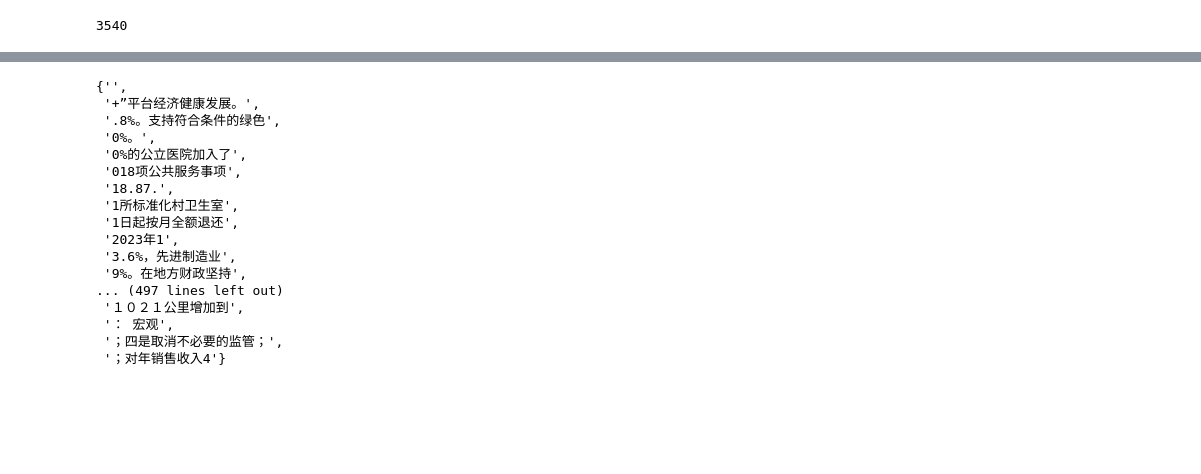
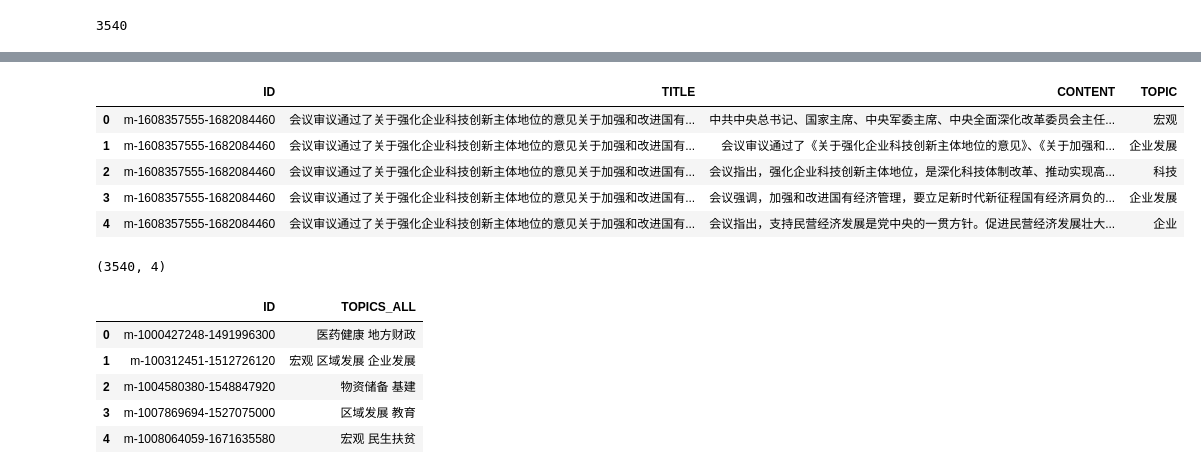
Before and after one commit to sdx0112/Chinese-Topic-Modelling, a Jupyter notebook: Topic Aggregation.ipynb, the cells around one changed output, grey strips where cells are left out. Drawn from its saved outputs; the diff is of its cells as text; code cells hidden in the pictures; blank space fills up the shorter version.

```diff
--- a/Topic Aggregation.ipynb
+++ b/Topic Aggregation.ipynb
@@ -70,22 +46,15 @@ data_list[:50]
-# %%
-set(data_list)
-# %% [output]
-{'',
- '+”平台经济健康发展。',
- '.8%。支持符合条件的绿色',
- '0%。',
- '0%的公立医院加入了',
- '018项公共服务事项',
- '18.87.',
- '1所标准化村卫生室',
- '1日起按月全额退还',
- '2023年1',
- '3.6%，先进制造业',
- '9%。在地方财政坚持',
-... (497 lines left out)
- '１０２１公里增加到',
- '： 宏观',
- '；四是取消不必要的监管；',
- '；对年销售收入4'}
 # %%
 df_para['TOPIC'] = data_list
+# %%
+df_para.head()
+# %% [output]
+|  | ID | TITLE | CONTENT | TOPIC |
+| 0 | m-1608357555-1682084460 | 会议审议通过了关于强化企业科技创新主体地位的意见关于加强和改进国有... | 中共中央总书记、国家主席、中央军委主席、中央全面深化改革委员会主任... | 宏观 |
+| 1 | m-1608357555-1682084460 | 会议审议通过了关于强化企业科技创新主体地位的意见关于加强和改进国有... | 会议审议通过了《关于强化企业科技创新主体地位的意见》、《关于加强和... | 企业发展 |
+| 2 | m-1608357555-1682084460 | 会议审议通过了关于强化企业科技创新主体地位的意见关于加强和改进国有... | 会议指出，强化企业科技创新主体地位，是深化科技体制改革、推动实现高... | 科技 |
+| 3 | m-1608357555-1682084460 | 会议审议通过了关于强化企业科技创新主体地位的意见关于加强和改进国有... | 会议强调，加强和改进国有经济管理，要立足新时代新征程国有经济肩负的... | 企业发展 |
+| 4 | m-1608357555-1682084460 | 会议审议通过了关于强化企业科技创新主体地位的意见关于加强和改进国有... | 会议指出，支持民营经济发展是党中央的一贯方针。促进民营经济发展壮大... | 企业 |
+# %%
+df_para.shape
+# %% [output]
+(3540, 4)
@@ -91,0 +78,9 @@ df_para['TOPIC'] = data_list
+# %%
+df_id_topics.head()
+# %% [output]
+|  | ID | TOPICS_ALL |
+| 0 | m-1000427248-1491996300 | 医药健康 地方财政 |
+| 1 | m-100312451-1512726120 | 宏观 区域发展 企业发展 |
+| 2 | m-1004580380-1548847920 | 物资储备 基建 |
+| 3 | m-1007869694-1527075000 | 区域发展 教育 |
+| 4 | m-1008064059-1671635580 | 宏观 民生扶贫 |
```
Also changed, not shown: parts of 12 cells of this notebook, 3 other files.
